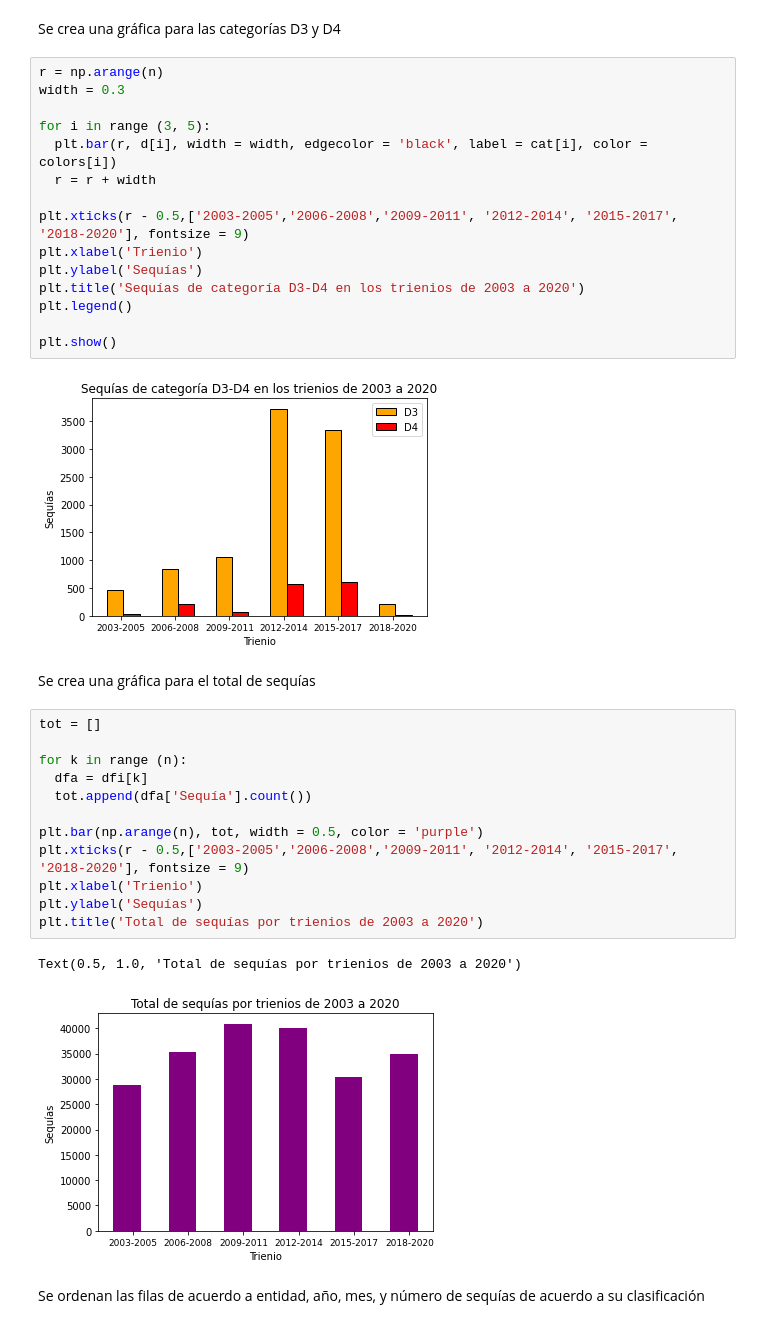
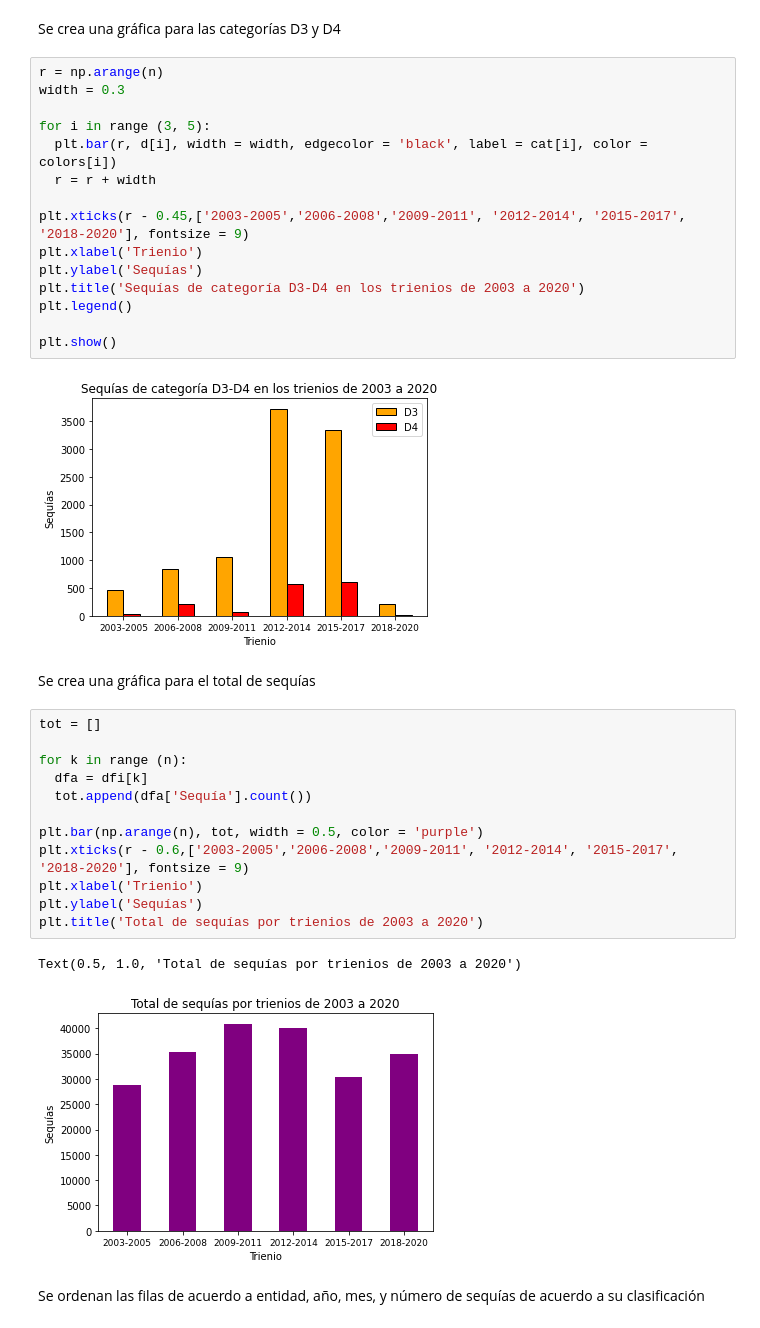
Before and after one commit to AdrianDiazGaxiola/Proyecto-Final, a Jupyter notebook: Sequías.ipynb, the cells around one changed output. Drawn from its saved outputs; the diff is of its cells as text.

```diff
--- a/Sequías.ipynb
+++ b/Sequías.ipynb
@@ -234,7 +237,7 @@ for i in range (3, 5):
   plt.bar(r, d[i], width = width, edgecolor = 'black', label = cat[i], color = colors[i])
   r = r + width
 
-plt.xticks(r - 0.5,['2003-2005','2006-2008','2009-2011', '2012-2014', '2015-2017', '2018-2020'], fontsize = 9)
+plt.xticks(r - 0.45,['2003-2005','2006-2008','2009-2011', '2012-2014', '2015-2017', '2018-2020'], fontsize = 9)
 plt.xlabel('Trienio')
 plt.ylabel('Sequías')
 plt.title('Sequías de categoría D3-D4 en los trienios de 2003 a 2020')
@@ -242,24 +245,24 @@ plt.legend()
 
 plt.show()
 # %% [output]
-[figure, old version]
+[figure, new version]
 # %% [markdown]
 Se crea una gráfica para el total de sequías
 # %%
 tot = []
 
 for k in range (n):
   dfa = dfi[k]
   tot.append(dfa['Sequía'].count())
 
 plt.bar(np.arange(n), tot, width = 0.5, color = 'purple')
-plt.xticks(r - 0.5,['2003-2005','2006-2008','2009-2011', '2012-2014', '2015-2017', '2018-2020'], fontsize = 9)
+plt.xticks(r - 0.6,['2003-2005','2006-2008','2009-2011', '2012-2014', '2015-2017', '2018-2020'], fontsize = 9)
 plt.xlabel('Trienio')
 plt.ylabel('Sequías')
 plt.title('Total de sequías por trienios de 2003 a 2020')
 # %% [output]
 Text(0.5, 1.0, 'Total de sequías por trienios de 2003 a 2020')
-[figure, old version]
+[figure, new version]
 # %% [markdown]
 Se ordenan las filas de acuerdo a entidad, año, mes, y número de sequías de acuerdo a su clasificación
 # %%
```
Also changed, not shown: parts of 7 cells of this notebook.
